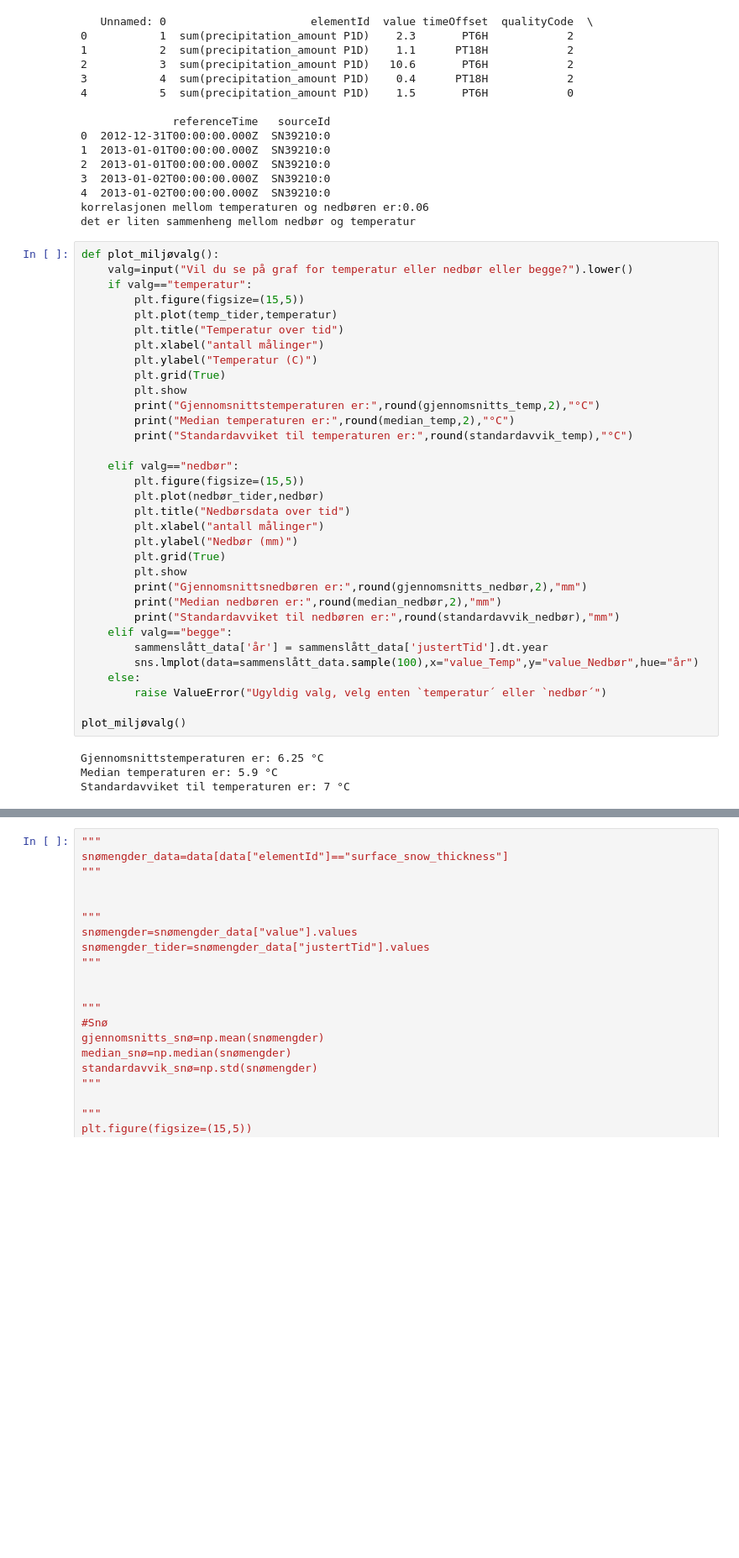
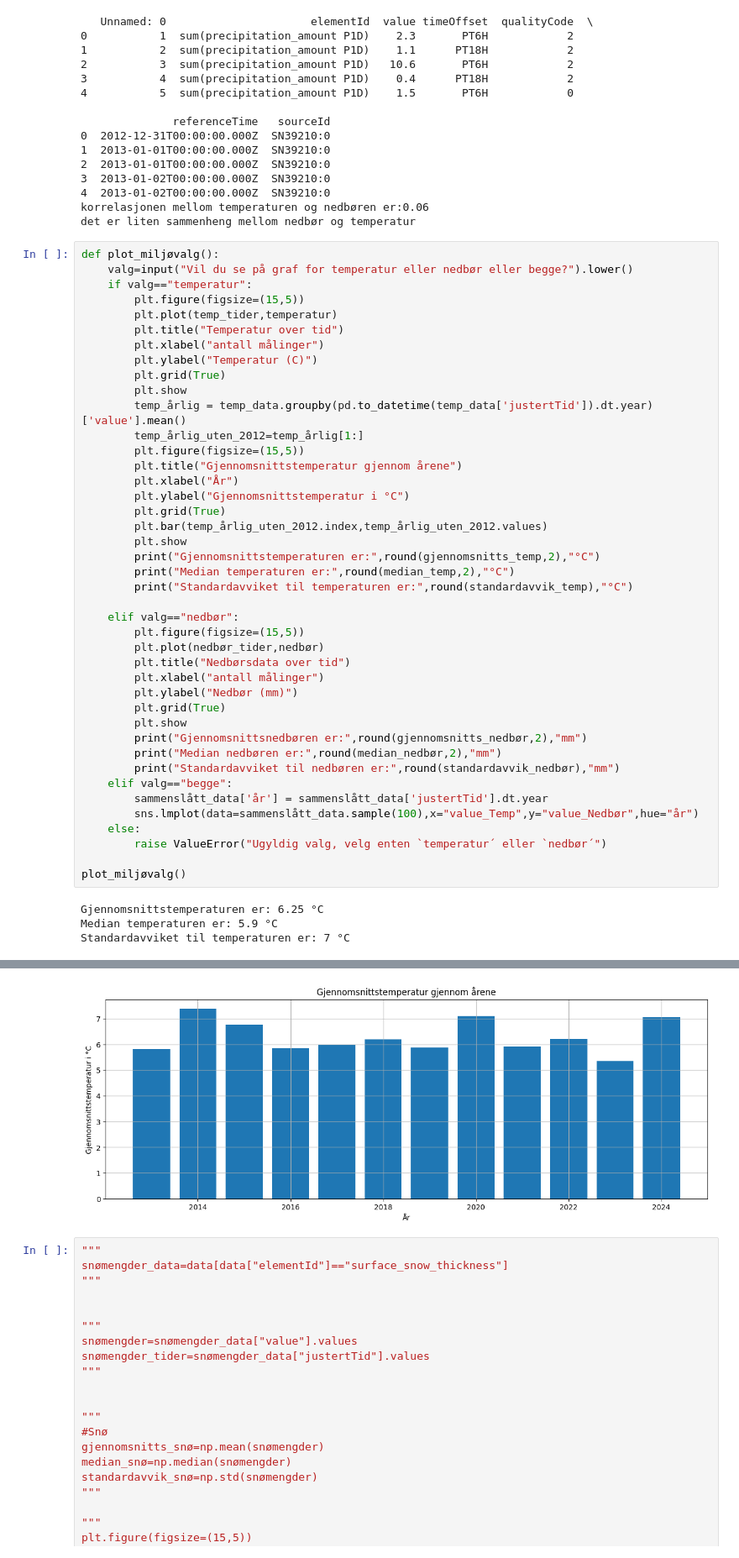
Before and after one commit to PetterOttersen/milj-dataanalyse, a Jupyter notebook: processed_data/Fremstilling.ipynb, the cells around one changed output, grey strips where cells are left out. Shown at 84% size. Drawn from its saved outputs; the diff is of its cells as text; blank space fills up the shorter version.

```diff
--- a/processed_data/Fremstilling.ipynb
+++ b/processed_data/Fremstilling.ipynb
@@ -89,34 +89,44 @@ def plot_miljøvalg():
         plt.xlabel("antall målinger")
         plt.ylabel("Temperatur (C)")
         plt.grid(True)
+        plt.show
+        temp_årlig = temp_data.groupby(pd.to_datetime(temp_data['justertTid']).dt.year)['value'].mean()
+        temp_årlig_uten_2012=temp_årlig[1:]
+        plt.figure(figsize=(15,5))
+        plt.title("Gjennomsnittstemperatur gjennom årene")
+        plt.xlabel("År")
+        plt.ylabel("Gjennomsnittstemperatur i °C")
+        plt.grid(True)
+        plt.bar(temp_årlig_uten_2012.index,temp_årlig_uten_2012.values)
         plt.show
         print("Gjennomsnittstemperaturen er:",round(gjennomsnitts_temp,2),"°C")
         print("Median temperaturen er:",round(median_temp,2),"°C")
         print("Standardavviket til temperaturen er:",round(standardavvik_temp),"°C")
 
     elif valg=="nedbør":
         plt.figure(figsize=(15,5))
         plt.plot(nedbør_tider,nedbør)
         plt.title("Nedbørsdata over tid")
         plt.xlabel("antall målinger")
         plt.ylabel("Nedbør (mm)")
         plt.grid(True)
         plt.show
         print("Gjennomsnittsnedbøren er:",round(gjennomsnitts_nedbør,2),"mm")
         print("Median nedbøren er:",round(median_nedbør,2),"mm")
         print("Standardavviket til nedbøren er:",round(standardavvik_nedbør),"mm")
     elif valg=="begge":
         sammenslått_data['år'] = sammenslått_data['justertTid'].dt.year
         sns.lmplot(data=sammenslått_data.sample(100),x="value_Temp",y="value_Nedbør",hue="år")
     else:
         raise ValueError("Ugyldig valg, velg enten `temperatur´ eller `nedbør´")
 
 plot_miljøvalg()
 # %% [output]
 Gjennomsnittstemperaturen er: 6.25 °C
 Median temperaturen er: 5.9 °C
 Standardavviket til temperaturen er: 7 °C
 [figure]
+[figure, added]
 # %%
 """
 snømengder_data=data[data["elementId"]=="surface_snow_thickness"]
```
Also changed, not shown: parts of 1 cell of this notebook.
